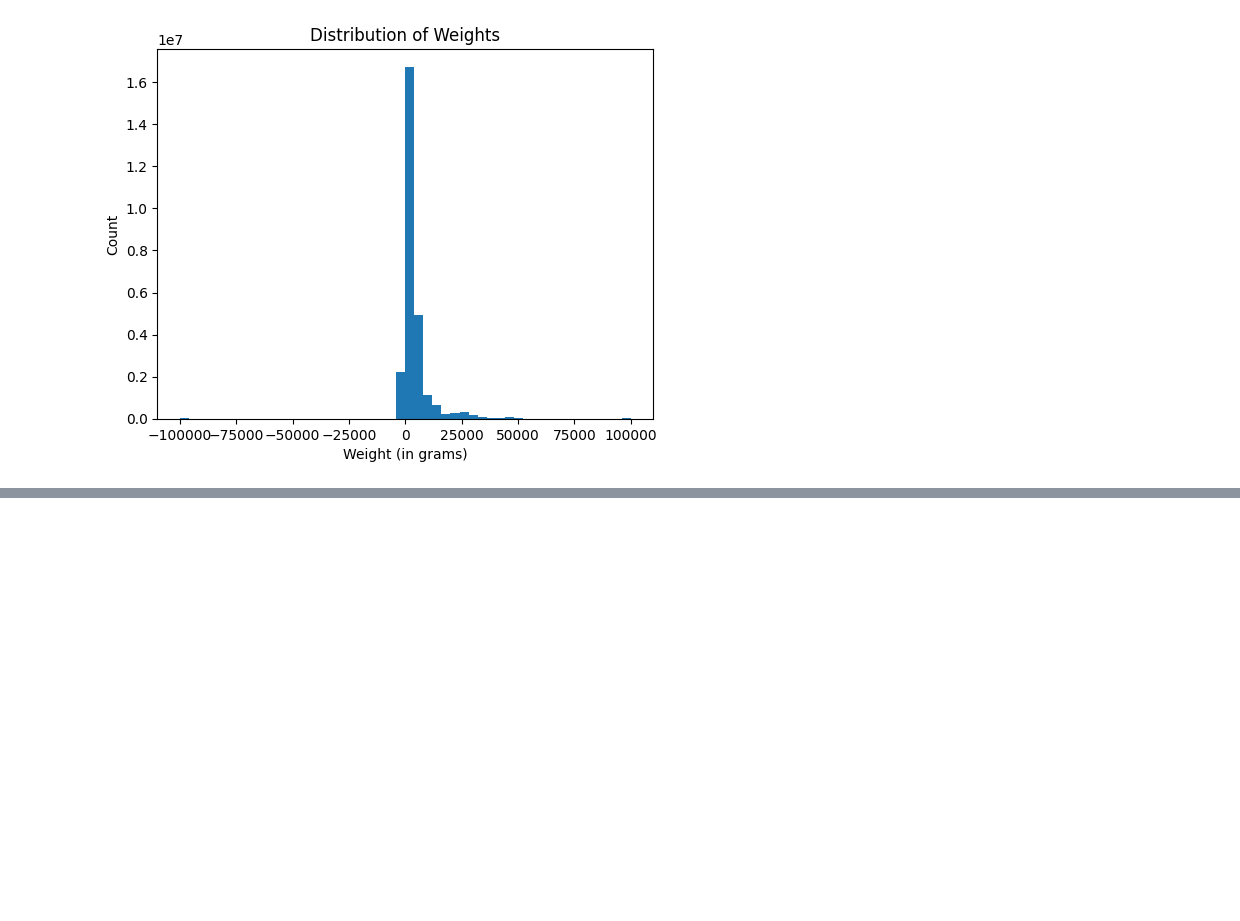
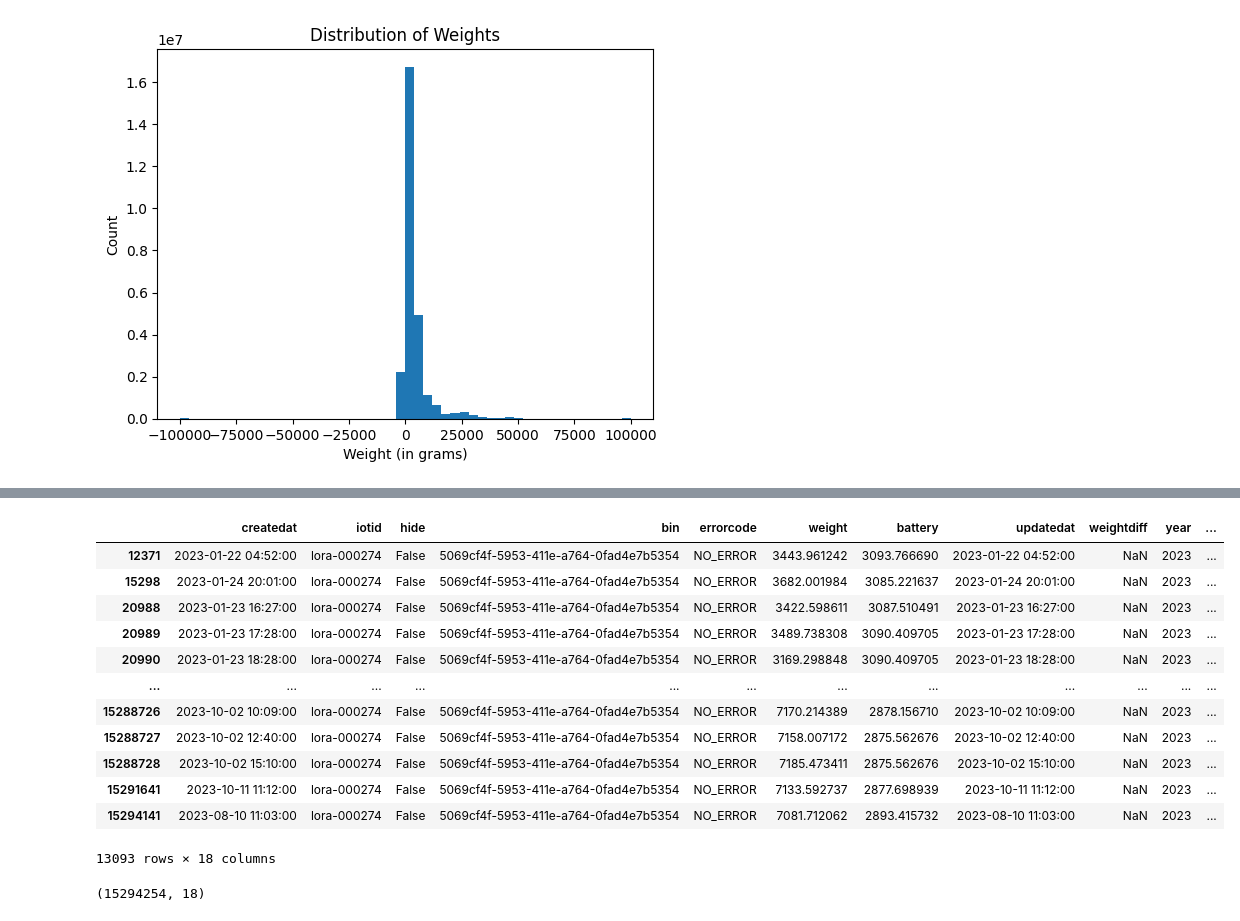
Before and after one commit to BU-Spark/ds-spare-it-scale-calib, a Jupyter notebook: fa23-team/eda.ipynb, the cells around one changed output, grey strips where cells are left out. Cells and saved outputs as stored; diff of their text form; code cells hidden in the pictures; blank space fills up the shorter version.

```diff
--- a/fa23-team/eda.ipynb
+++ b/fa23-team/eda.ipynb
@@ -257,0 +568,31 @@ plt.show()
+# %%
+import pandas as pd
+
+# Columns to join from fullness_assessments
+columns_to_join = ['account', 'building', 'floor', 'stationName', 'binName', 'category']
+
+fullness_assessments_sorted = fullness_assessments.sort_values(by='date').drop_duplicates(subset='bin', keep='first')
+
+# Perform the left join
+merged_data_int = pd.merge(
+    scale_records_clean,
+    fullness_assessments_sorted[['bin'] + columns_to_join],
+    on='bin',
+    how='left'
+)
+# %%
+merged_data_int[merged_data_int['bin']=='5069cf4f-5953-411e-a764-0fad4e7b5354']
+# %% [output]
+|  | createdat | iotid | hide | bin | errorcode | weight | battery | updatedat | weightdiff | year | ... |
+| 12371 | 2023-01-22 04:52:00 | lora-000274 | False | 5069cf4f-5953-411e-a764-0fad4e7b5354 | NO_ERROR | 3443.961242 | 3093.766690 | 2023-01-22 04:52:00 | NaN | 2023 | ... |
+| 15298 | 2023-01-24 20:01:00 | lora-000274 | False | 5069cf4f-5953-411e-a764-0fad4e7b5354 | NO_ERROR | 3682.001984 | 3085.221637 | 2023-01-24 20:01:00 | NaN | 2023 | ... |
+| 20988 | 2023-01-23 16:27:00 | lora-000274 | False | 5069cf4f-5953-411e-a764-0fad4e7b5354 | NO_ERROR | 3422.598611 | 3087.510491 | 2023-01-23 16:27:00 | NaN | 2023 | ... |
+| 20989 | 2023-01-23 17:28:00 | lora-000274 | False | 5069cf4f-5953-411e-a764-0fad4e7b5354 | NO_ERROR | 3489.738308 | 3090.409705 | 2023-01-23 17:28:00 | NaN | 2023 | ... |
+| 20990 | 2023-01-23 18:28:00 | lora-000274 | False | 5069cf4f-5953-411e-a764-0fad4e7b5354 | NO_ERROR | 3169.298848 | 3090.409705 | 2023-01-23 18:28:00 | NaN | 2023 | ... |
+| ... | ... | ... | ... | ... | ... | ... | ... | ... | ... | ... | ... |
+| 15288726 | 2023-10-02 10:09:00 | lora-000274 | False | 5069cf4f-5953-411e-a764-0fad4e7b5354 | NO_ERROR | 7170.214389 | 2878.156710 | 2023-10-02 10:09:00 | NaN | 2023 | ... |
+| 15288727 | 2023-10-02 12:40:00 | lora-000274 | False | 5069cf4f-5953-411e-a764-0fad4e7b5354 | NO_ERROR | 7158.007172 | 2875.562676 | 2023-10-02 12:40:00 | NaN | 2023 | ... |
+| 15288728 | 2023-10-02 15:10:00 | lora-000274 | False | 5069cf4f-5953-411e-a764-0fad4e7b5354 | NO_ERROR | 7185.473411 | 2875.562676 | 2023-10-02 15:10:00 | NaN | 2023 | ... |
+| 15291641 | 2023-10-11 11:12:00 | lora-000274 | False | 5069cf4f-5953-411e-a764-0fad4e7b5354 | NO_ERROR | 7133.592737 | 2877.698939 | 2023-10-11 11:12:00 | NaN | 2023 | ... |
+| 15294141 | 2023-08-10 11:03:00 | lora-000274 | False | 5069cf4f-5953-411e-a764-0fad4e7b5354 | NO_ERROR | 7081.712062 | 2893.415732 | 2023-08-10 11:03:00 | NaN | 2023 | ... |
+13093 rows × 18 columns
@@ -257,0 +601,4 @@ plt.show()
+# %%
+merged_data_int_2.shape
+# %% [output]
+(15294254, 18)
```
Also changed, not shown: parts of 32 cells of this notebook.
